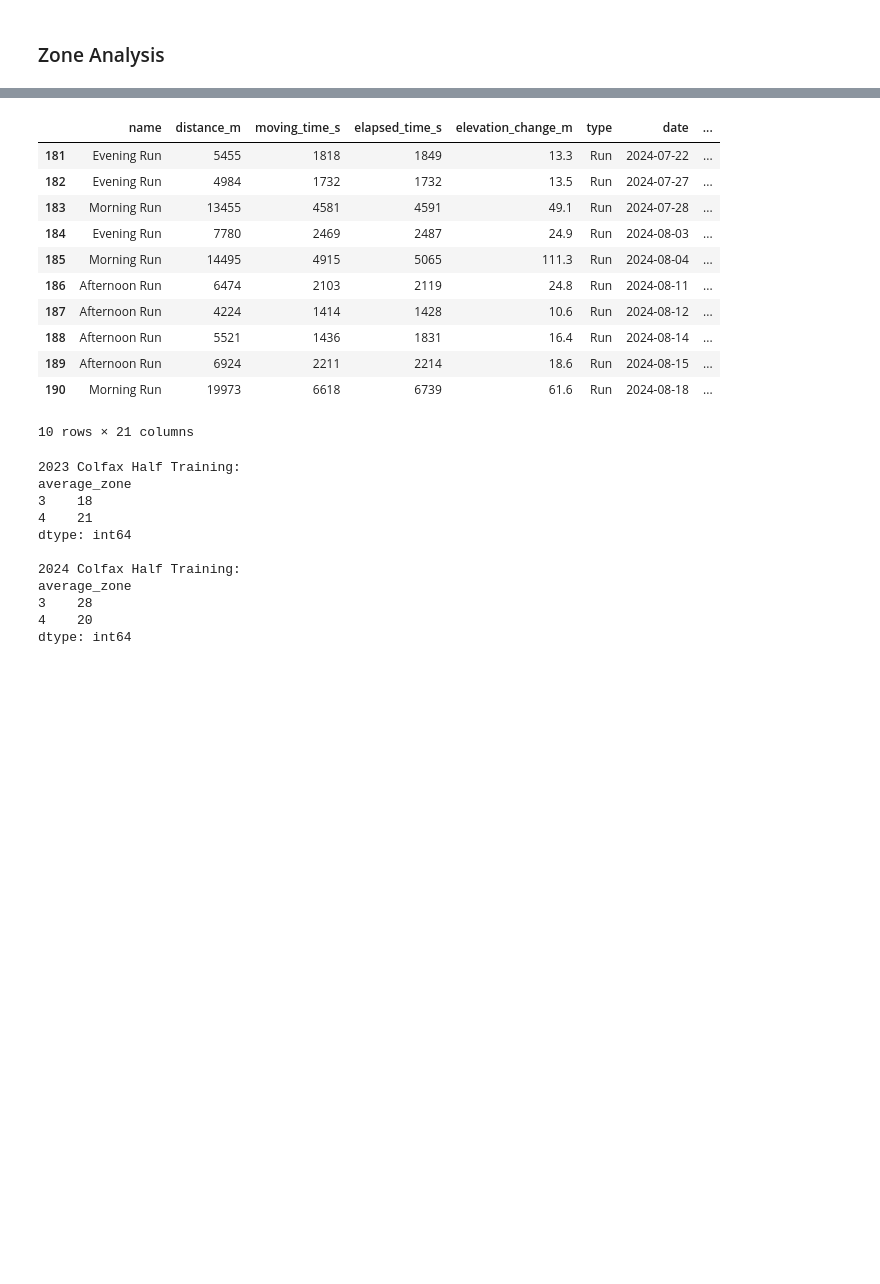
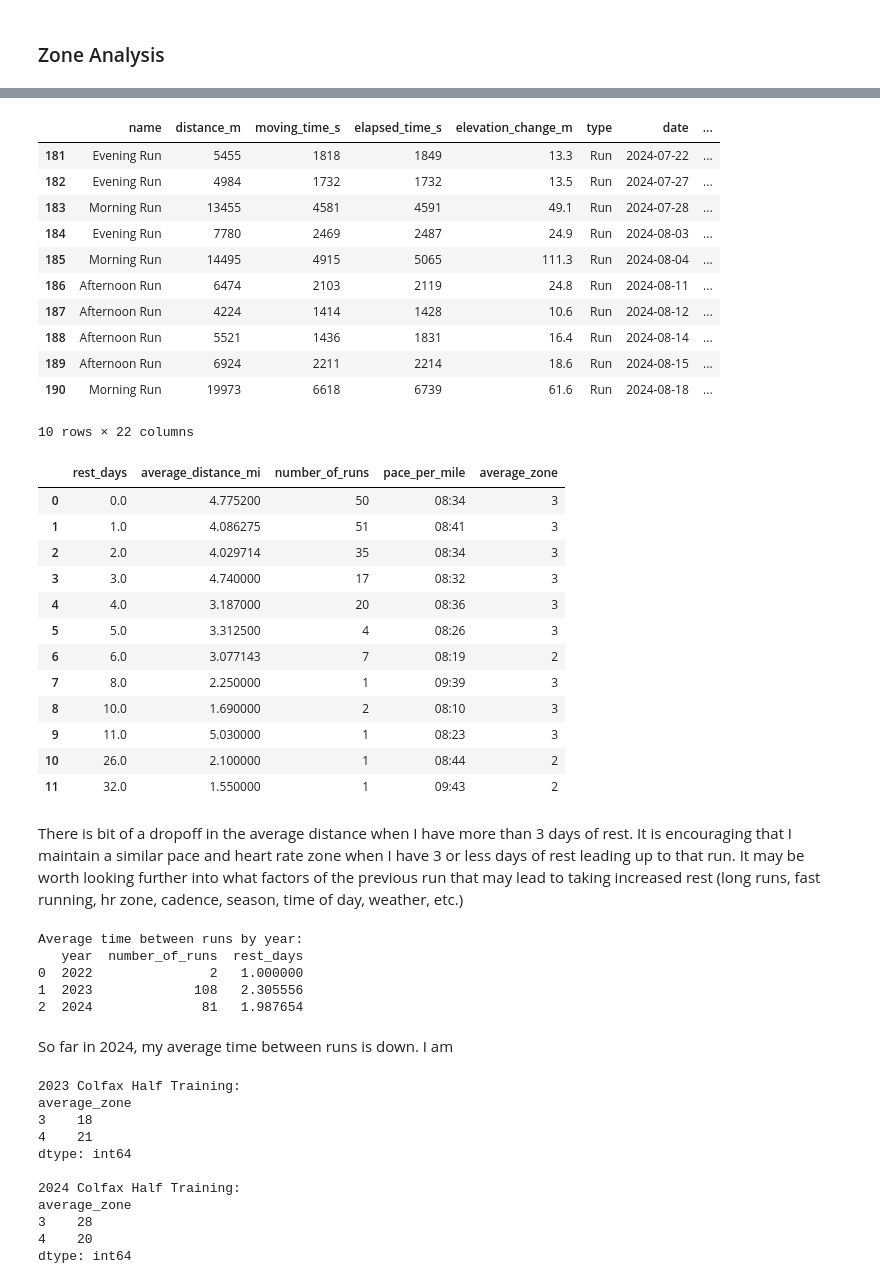
Before and after one commit to CodyT21/running_data, a Jupyter notebook: eda.ipynb, the cells around one changed output, grey strips where cells are left out. Drawn from its saved outputs; the diff is of its cells as text; code cells hidden in the pictures; blank space fills up the shorter version.

```diff
--- a/eda.ipynb
+++ b/eda.ipynb
@@ -83,7 +165,7 @@ When looking at the zone counts by year, there is a trend that appears to be for
 offset_dates = pd.concat([pd.Series(np.nan), runs_df['date']]).reset_index(drop=True)
 
 runs_df['days_from_last_run'] = runs_df['date'] - offset_dates
-runs_df['days_from_last_run'] = runs_df['days_from_last_run'].dt.days
+runs_df['rest_days'] = runs_df['days_from_last_run'].dt.days - 1
 runs_df.tail(10)
 # %% [output]
 |  | name | distance_m | moving_time_s | elapsed_time_s | elevation_change_m | type | date | ... |
@@ -97,7 +179,43 @@ runs_df.tail(10)
 | 188 | Afternoon Run | 5521 | 1436 | 1831 | 16.4 | Run | 2024-08-14 | ... |
 | 189 | Afternoon Run | 6924 | 2211 | 2214 | 18.6 | Run | 2024-08-15 | ... |
 | 190 | Morning Run | 19973 | 6618 | 6739 | 61.6 | Run | 2024-08-18 | ... |
-10 rows × 21 columns
+10 rows × 22 columns
+# %%
+runs_by_rest_days = (runs_df.groupby(['rest_days'])[['distance_mi', 'name', 'pace_per_mile', 'average_zone']]
+                        .agg({'distance_mi': 'mean', 'name': 'size', 'pace_per_mile':'mean', 'average_zone': lambda x: pd.Series.mode(x)[0]})
+                        .reset_index()
+                        .rename(columns={'name': 'number_of_runs', 'distance_mi': 'average_distance_mi'})
+                         )
+runs_by_rest_days['pace_per_mile'] = runs_by_rest_days['pace_per_mile'].apply(format_timedelta)
+
+runs_by_rest_days
+# %% [output]
+|  | rest_days | average_distance_mi | number_of_runs | pace_per_mile | average_zone |
+| 0 | 0.0 | 4.775200 | 50 | 08:34 | 3 |
+| 1 | 1.0 | 4.086275 | 51 | 08:41 | 3 |
+| 2 | 2.0 | 4.029714 | 35 | 08:34 | 3 |
+| 3 | 3.0 | 4.740000 | 17 | 08:32 | 3 |
+| 4 | 4.0 | 3.187000 | 20 | 08:36 | 3 |
+| 5 | 5.0 | 3.312500 | 4 | 08:26 | 3 |
+| 6 | 6.0 | 3.077143 | 7 | 08:19 | 2 |
+| 7 | 8.0 | 2.250000 | 1 | 09:39 | 3 |
+| 8 | 10.0 | 1.690000 | 2 | 08:10 | 3 |
+| 9 | 11.0 | 5.030000 | 1 | 08:23 | 3 |
+| 10 | 26.0 | 2.100000 | 1 | 08:44 | 2 |
+| 11 | 32.0 | 1.550000 | 1 | 09:43 | 2 |
+# %% [markdown]
+There is bit of a dropoff in the average distance when I have more than 3 days of rest. It is encouraging that I maintain a similar pace and heart rate zone when I have 3 or less days of rest leading up to that run. It may be worth looking further into what factors of the previous run that may lead to taking increased rest (long runs, fast running, hr zone, cadence, season, time of day, weather, etc.)
+# %%
+average_time_df = runs_df.groupby('year')[['rest_days', 'name']].agg({'name': 'size', 'rest_days': 'mean'}).reset_index().rename(columns={'name': 'number_of_runs'})
+print(f'Average time between runs by year:\n{average_time_df}')
+# %% [output]
+Average time between runs by year:
+   year  number_of_runs  rest_days
+0  2022               2   1.000000
+1  2023             108   2.305556
+2  2024              81   1.987654
+# %% [markdown]
+So far in 2024, my average time between runs is down. I am
 # %%
 # number of runs in each zone between the two training programs for the colfax half
 
```
Also changed, not shown: parts of 8 cells of this notebook.
